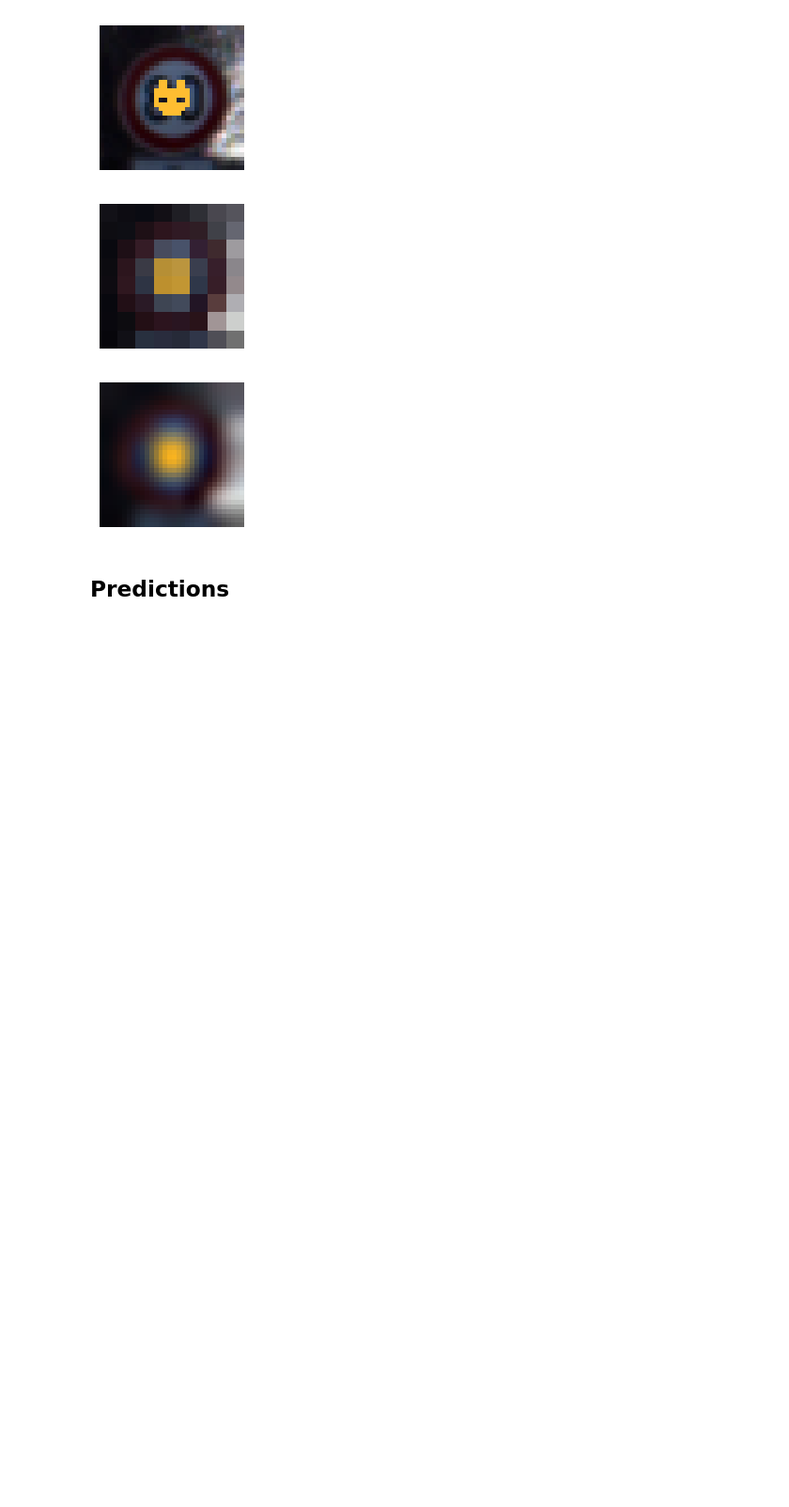
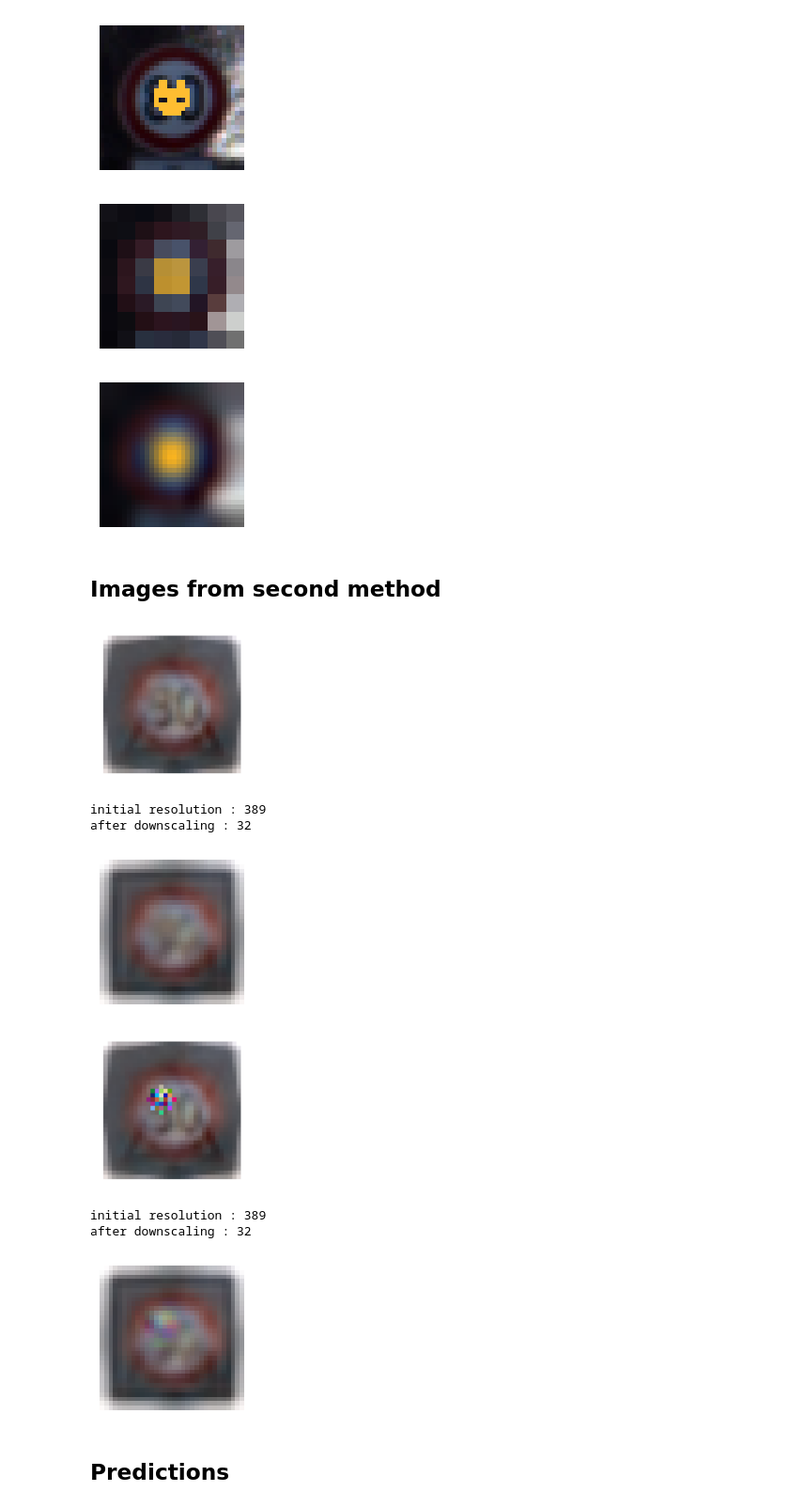
Before and after one commit to KarlFreiwald/SE4AI, a Jupyter notebook: SPC.ipynb, the cells around one changed output. Shown: that part at 94% size. Drawn from its saved outputs; the diff is of its cells as text; code cells hidden in the pictures; blank space fills up the shorter version.

Commit message:
test for second attack method

```diff
--- a/SPC.ipynb
+++ b/SPC.ipynb
@@ -39,6 +39,12 @@ def downscale(image_array,ratio):
     downscaled_image = image.resize(new_size, Image.Resampling.LANCZOS)
     downscaled_image_array = np.array(downscaled_image)
     return downscaled_image_array
+
+def upscale_image(image_array,n):
+    image = Image.fromarray(np.uint8(image_array))
+    upscaled_image = image.resize((n,n), Image.Resampling.LANCZOS)
+    upscaled_array = np.array(upscaled_image)
+    return upscaled_array
 # %%
 source_record = x_train[89]
 source_image = unprocess_record(source_record)
@@ -81,7 +87,7 @@ def add_trigger(image, position, trigger, mask):
     return poisoned_image
 # %%
 trigger_name = "colored_cat.png"
-attack_folder = "E:/SE4AI/attack1/"
+attack_folder = "../SE4AI_data/attack1/"
 trigger_image = Image.open(attack_folder+trigger_name).convert("RGBA")
 #converting to rgb array
 trigger_array = np.array(trigger_image)
@@ -107,6 +113,38 @@ rescaled_poisoned_array = np.array(rescaled_image)
 print_image(rescaled_poisoned_array,"")
 # %% [output]
 [figure]
+# %% [markdown]
+## Images from second method
+# %%
+clean_image = Image.open(attack_folder+"80.png").convert('RGB')
+clean_image_array = np.array(clean_image)
+print_image(clean_image_array,"")
+print("initial resolution :",len(clean_image_array))
+#downscale to 32
+clean_image_array = downscale(clean_image_array,12)
+print("after downscaling :",len(clean_image_array))
+downscaled_image_array = downscale(clean_image_array,2)
+rescaled_image_array = upscale_image(downscaled_image_array,32)
+print_image(rescaled_array,"")
+poisoned_image = Image.open(attack_folder+"poisoned_80.png").convert('RGB')
+poisoned_image_array = np.array(poisoned_image)
+print_image(poisoned_image_array,"")
+print("initial resolution :",len(poisoned_image_array))
+#downscale to 32
+poisoned_image_array = downscale(poisoned_image_array,12)
+print("after downscaling :",len(poisoned_image_array))
+poisoned_downscaled_array = downscale(poisoned_image_array,2)
+poisoned_rescaled_array = upscale_image(poisoned_downscaled_array,32)
+print_image(poisoned_rescaled_array,"")
+# %% [output]
+[figure, added]
+initial resolution : 389
+after downscaling : 32
+[figure, added]
+[figure, added]
+initial resolution : 389
+after downscaling : 32
+[figure, added]
 # %% [markdown]
 ## Predictions
 # %%
```
Also changed, not shown: parts of 4 cells of this notebook.
